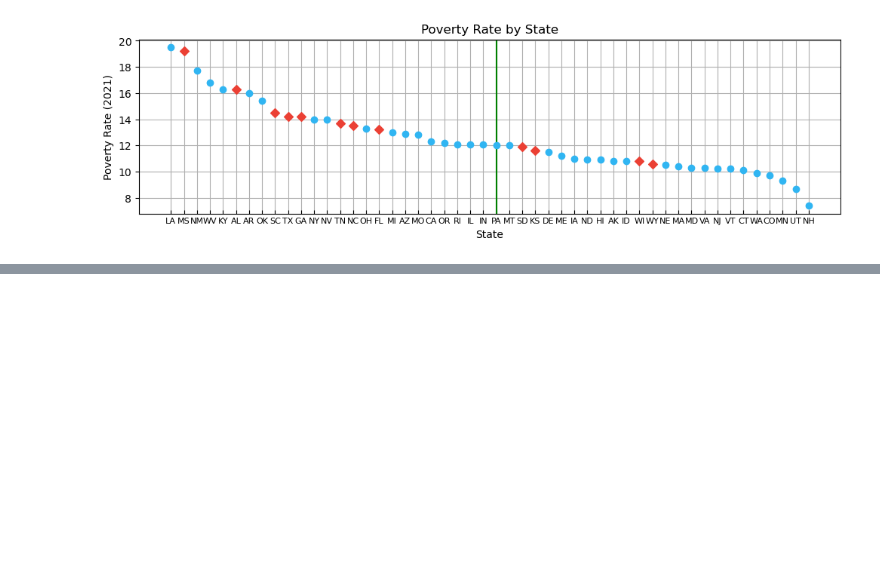
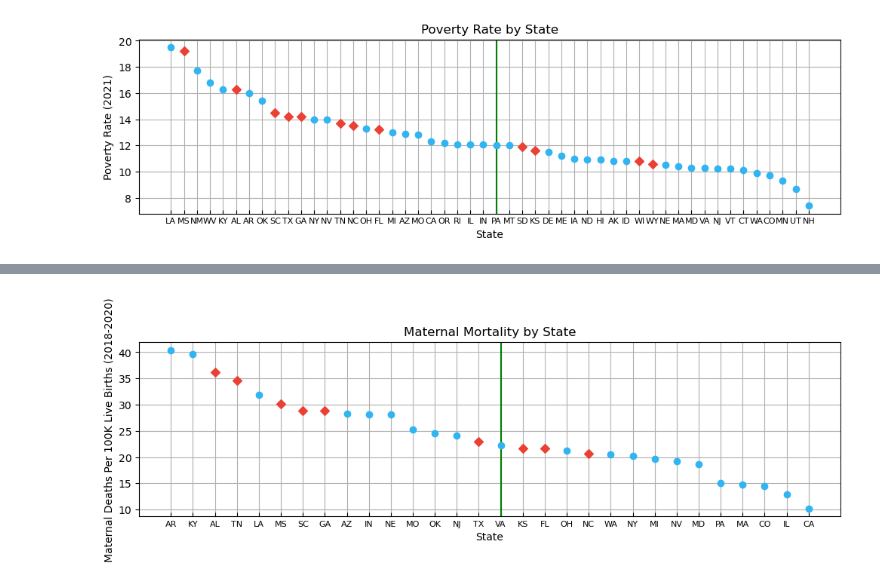
Before and after one commit to bdiamond2/medicaid-expansion-analysis, a Jupyter notebook: medicaid_expansion.ipynb, the cells around one changed output, grey strips where cells are left out. Cells and saved outputs as stored; diff of their text form; code cells hidden in the pictures; blank space fills up the shorter version.

```diff
--- a/medicaid_expansion.ipynb
+++ b/medicaid_expansion.ipynb
@@ -168,2 +185,4 @@ make_plot(df_er, 'er_visits', 'ER Visits Per 1000 (2021)', 'ER Visits Per 1000 b
 # %%
-make_plot(df_mat_deaths, 'deaths_per_100k', ' (2021)', 'ER Visits Per Capita by State')
+make_plot(df_mat_deaths, 'deaths_per_100k', 'Maternal Deaths Per 100K Live Births (2018-2020)', 'Maternal Mortality by State')
+# %% [output]
+[figure, added]
```
Also changed, not shown: parts of 9 cells of this notebook, 1 other file.
